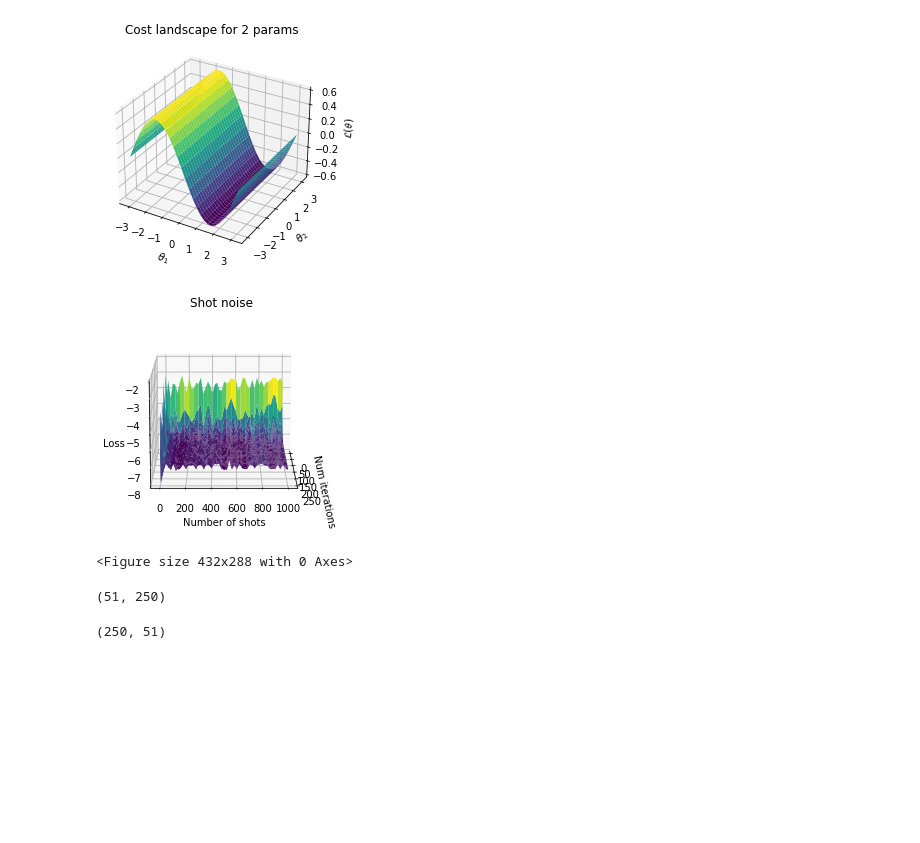
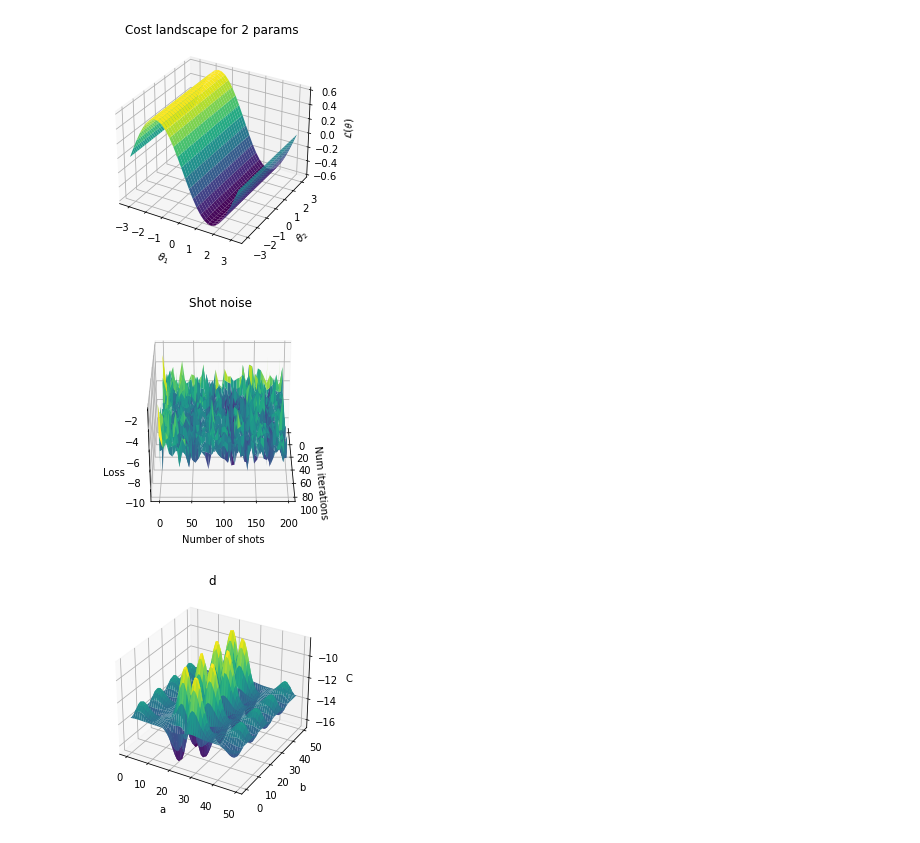
Before and after one commit to milanleonard/SCNC3102, a Jupyter notebook: Code/visualization.ipynb, the cells around one changed output. Saved outputs shown, nothing was run; the diff lists cells and outputs as text; code cells hidden in the pictures; blank space fills up the shorter version.

Commit message:
adding visualization experiments

```diff
--- a/Code/visualization.ipynb
+++ b/Code/visualization.ipynb
@@ -21,8 +21,3 @@ from itertools import combinations, groupby
 from collections import defaultdict
 def strdefaultdict(): # to understand maxcutbenchmark dict
     return defaultdict(str)
-# %%
-grid_size = 50
-X, Y = np.meshgrid(np.linspace(-np.pi,np.pi,grid_size),np.linspace(-np.pi,np.pi,grid_size))
-test = np.array(test)
-plot_3d(X,Y,test, "a", "b", "c", "d")
@@ -75,19 +68,10 @@ plot_3d(X, Y, Z, r"$\theta_1$", r"$\theta_2$", r"$\mathcal{L}(\mathbb{\theta})$"
 with open("./datafiles/output.pkl", "rb") as f:
     maxcutbenchmark = pkl.load(f)
 # %%
-ShotsPlotBenchmark = np.load("./datafiles/shotsmaxcut.npy")
-Xs = np.arange(250)
-Ys = np.arange(1,1002,20)
+ShotsPlotBenchmark = np.load("./datafiles/shotsmaxcutround2primegd.npy")
+Xs = np.arange(100)
+Ys = np.arange(1,200,5)
 X, Y = np.meshgrid(Xs,Ys)
-plot_3d(X, Y, ShotsPlotBenchmark, "Num iterations","Number of shots","Loss","Shot noise", 13, 0.01, "num_shotstest")
+plot_3d(X, Y, ShotsPlotBenchmark, "Num iterations","Number of shots","Loss","Shot noise", 30, 0.01)
 # %% [output]
-[figure, old version]
+[figure, new version]
-<Figure size 432x288 with 0 Axes>
-# %%
-ShotsPlotBenchmark.shape
-# %% [output]
-(51, 250)
-# %%
-X.shape
-# %% [output]
-(250, 51)
@@ -93,0 +85,4 @@ X.shape
+# %%
+plot_3d(X, Y, meshgrids[0], "a", "b", "C", "d")
+# %% [output]
+[figure, added]
```
Also changed, not shown: parts of 9 cells of this notebook, 3 other files.
